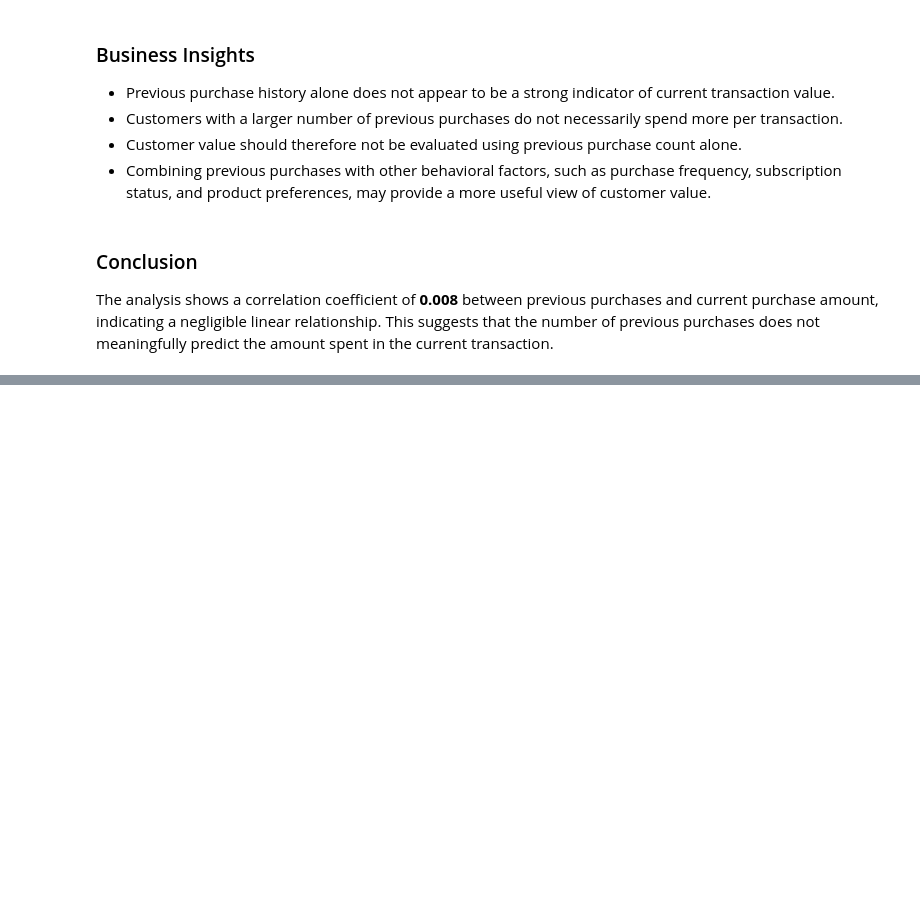
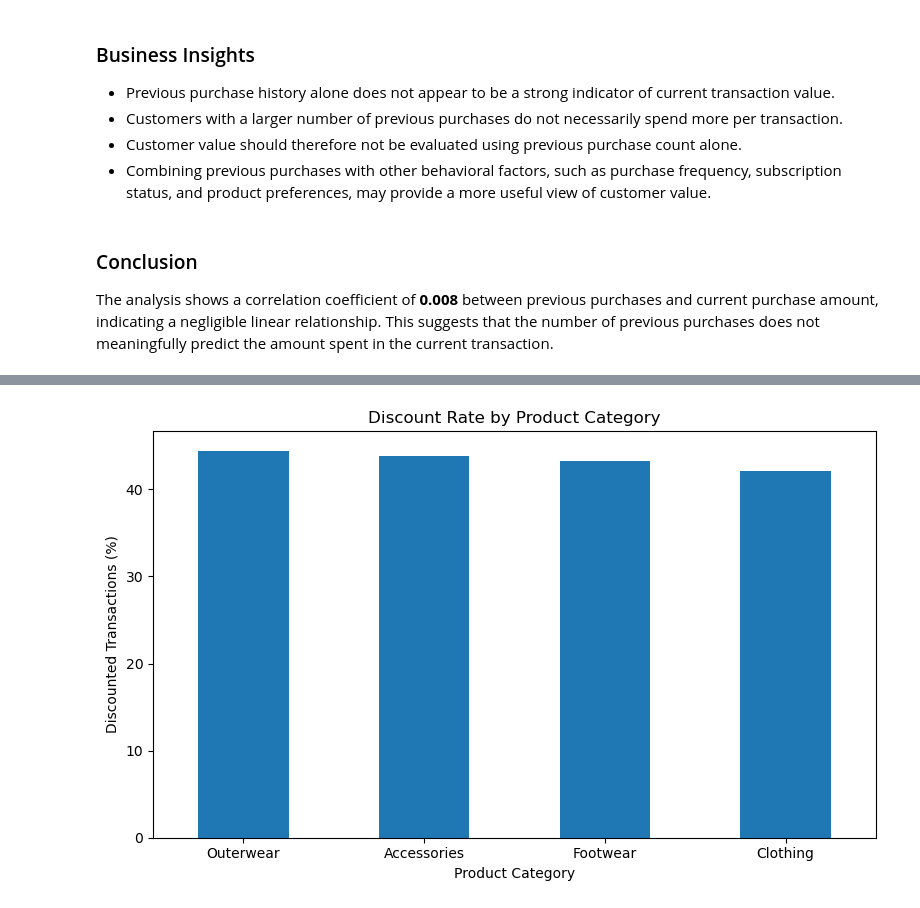
Before and after one commit to kalaranjani-a/customer-shopping-behavior-analysis, a Jupyter notebook: notebooks/customer_shopping_analysis.ipynb, the cells around one changed output, grey strips where cells are left out. Cells and saved outputs as stored; diff of their text form; code cells hidden in the pictures; blank space fills up the shorter version.

```diff
--- a/notebooks/customer_shopping_analysis.ipynb
+++ b/notebooks/customer_shopping_analysis.ipynb
@@ -2739,0 +2829,9 @@ The analysis shows a correlation coefficient of **0.008** between previous purch
+# %%
+discount_by_category = pd.crosstab(
+    df["Category"],
+    df["Discount Applied"],
+    normalize="index"
+).mul(100).round(2)
+
+print("Discount Percentage by Product Category:")
+print(discount_by_category)
@@ -2739,0 +2892,21 @@ The analysis shows a correlation coefficient of **0.008** between previous purch
+# %%
+discount_rate_by_category.plot(
+    kind="bar",
+    figsize=(8, 5),
+    title="Discount Rate by Product Category",
+    xlabel="Product Category",
+    ylabel="Discounted Transactions (%)"
+)
+
+plt.xticks(rotation=0)
+plt.tight_layout()
+
+plt.savefig(
+    "../images/discount_rate_by_category.png",
+    dpi=300,
+    bbox_inches="tight"
+)
+
+plt.show()
+# %% [output]
+[figure, added]
```
Also changed, not shown: parts of 53 cells of this notebook, 9 other files.
